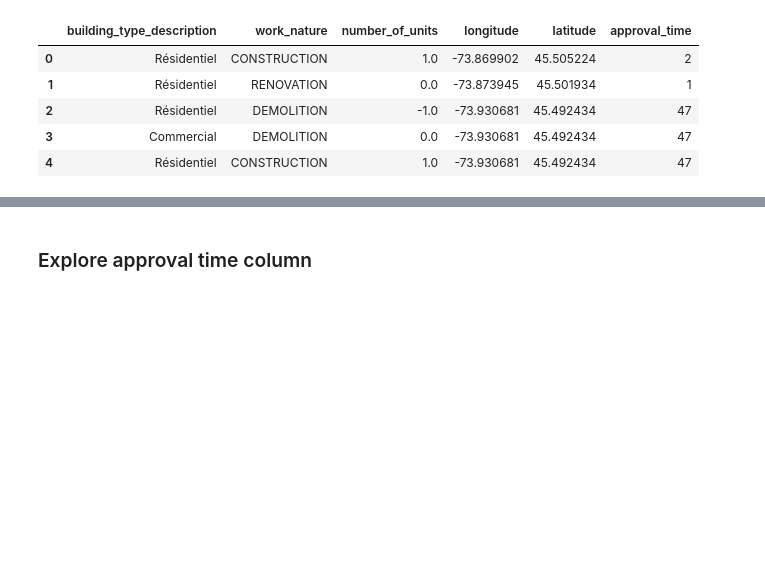
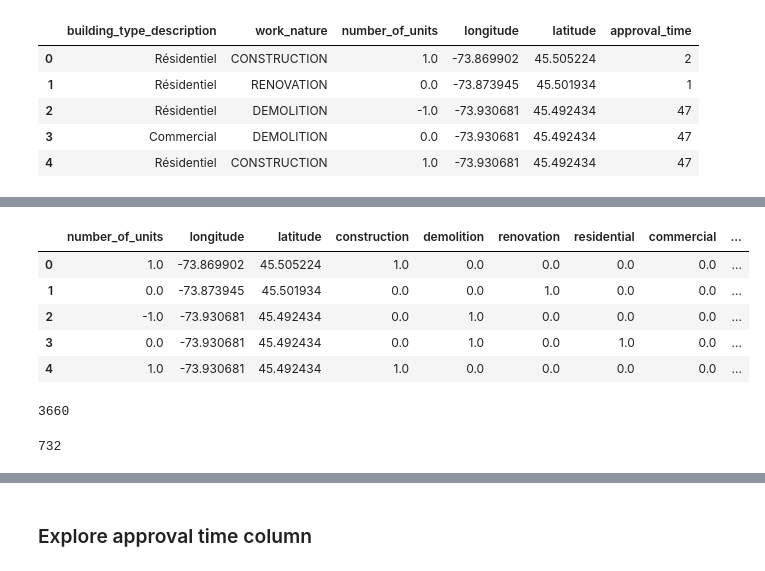
Before and after one commit to bhargobdeka/Real-estate-ML, a Jupyter notebook: notebooks/construction-EDA.ipynb, the cells around one changed output, grey strips where cells are left out. Drawn from its saved outputs; the diff is of its cells as text; code cells hidden in the pictures; blank space fills up the shorter version.

```diff
--- a/notebooks/construction-EDA.ipynb
+++ b/notebooks/construction-EDA.ipynb
@@ -348,0 +534,29 @@ df.head(5)
+# %%
+# make all column names lower case
+approval_time_v3_df.columns = approval_time_v3_df.columns.str.lower()
+approval_time_v3_df.head(5)
+# %% [output]
+|  | number_of_units | longitude | latitude | construction | demolition | renovation | residential | commercial | ... |
+| 0 | 1.0 | -73.869902 | 45.505224 | 1.0 | 0.0 | 0.0 | 0.0 | 0.0 | ... |
+| 1 | 0.0 | -73.873945 | 45.501934 | 0.0 | 0.0 | 1.0 | 0.0 | 0.0 | ... |
+| 2 | -1.0 | -73.930681 | 45.492434 | 0.0 | 1.0 | 0.0 | 0.0 | 0.0 | ... |
+| 3 | 0.0 | -73.930681 | 45.492434 | 0.0 | 1.0 | 0.0 | 1.0 | 0.0 | ... |
+| 4 | 1.0 | -73.930681 | 45.492434 | 1.0 | 0.0 | 0.0 | 0.0 | 0.0 | ... |
+# %%
+# total length of the dataframe
+total_length = len(approval_time_v3_df)
+
+print(total_length)
+# %% [output]
+3660
+# %%
+# convert the dataframee to a train and test set by considering 80-20 split
+# absolute value of 80% of the data will be used for training
+training_length = np.abs(0.8*total_length)
+training_df = approval_time_v3_df.head(int(training_length))
+len(training_df)
+# remaining 20% of the data will be used for testing
+testing_df = approval_time_v3_df.tail(total_length - len(training_df))
+len(testing_df)
+# %% [output]
+732
```
Also changed, not shown: parts of 41 cells of this notebook, 5 other files.
